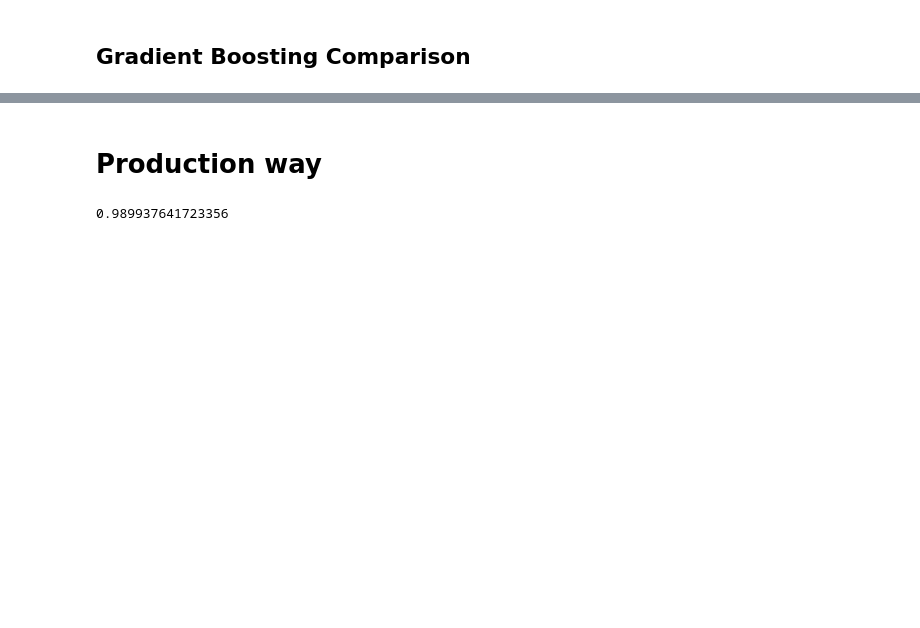
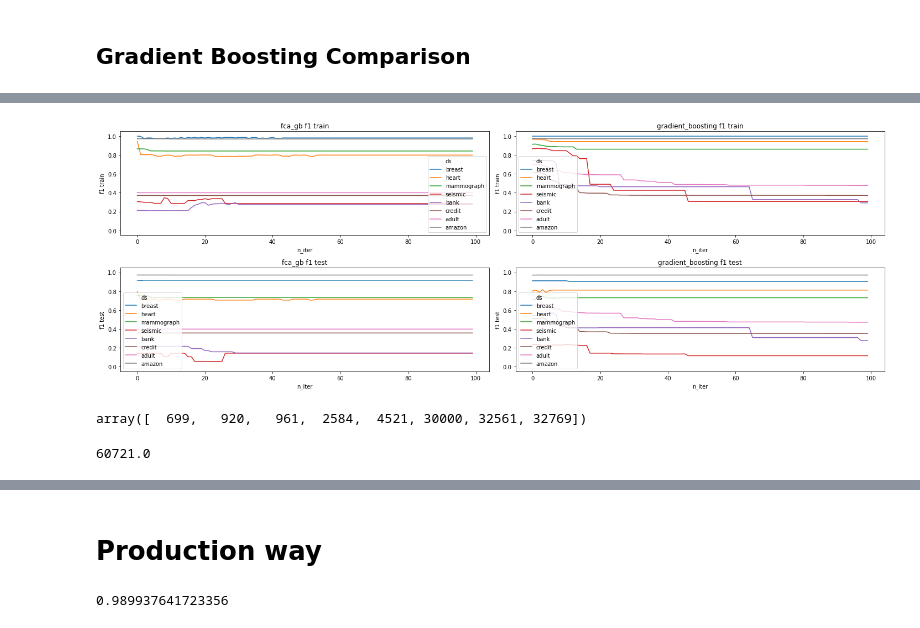
Before and after one commit to EgorDudyrev/FCA_BB_interpret, a Jupyter notebook: notebooks/2020.08.09-TreeEnsembling_with_RF.ipynb, the cells around one changed output, grey strips where cells are left out. Cells and saved outputs as stored; diff of their text form; code cells hidden in the pictures; blank space fills up the shorter version.

```diff
--- a/notebooks/2020.08.09-TreeEnsembling_with_RF.ipynb
+++ b/notebooks/2020.08.09-TreeEnsembling_with_RF.ipynb
@@ -509,0 +541,16 @@ stats_gb_ds.head()
+# %%
+plt.figure(figsize=(20,7))
+#for idx, tpl in enumerate([('fca_rf','accuracy train'),('random_forest','accuracy train'),('fca_rf','accuracy test'),('random_forest','accuracy test')]):
+for idx, tpl in enumerate([('fca_gb','f1 train'),('gradient_boosting','f1 train'),('fca_gb','f1 test'),('gradient_boosting','f1 test')]):
+#for idx, tpl in enumerate([('fca_rf','roc_auc train'),('random_forest','roc_auc train'),('fca_rf','roc_auc test'),('random_forest','roc_auc test')]):
+    model, metric = tpl
+    plt.subplot(2,2,idx+1)
+    cds = stats_ds[(stats_ds['model_name']==model)]
+    sns.lineplot(x='n_iter', y=metric, hue='ds', data=cds)
+    plt.title(f"{model} {metric}")
+    plt.ylim(-0.05,1+0.05)
+
+plt.tight_layout()
+plt.show()
+# %% [output]
+[figure, added]
@@ -509,0 +561,8 @@ stats_gb_ds.head()
+# %%
+stats_ds['ds_size'].unique()
+# %% [output]
+array([  699,   920,   961,  2584,  4521, 30000, 32561, 32769])
+# %%
+stats_ds['concepts num'].max()
+# %% [output]
+60721.0
```
Also changed, not shown: parts of 29 cells of this notebook, 1 other file.
